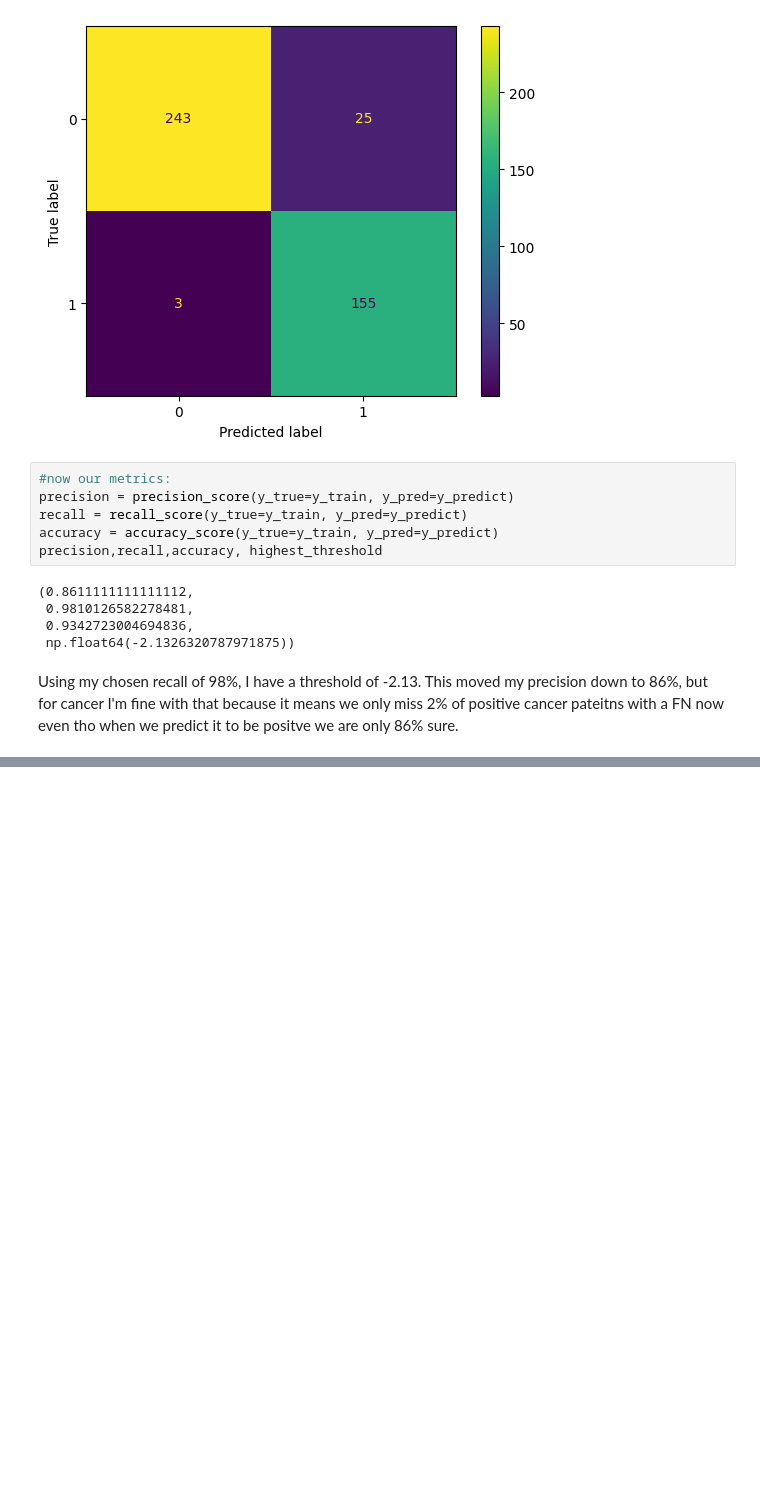
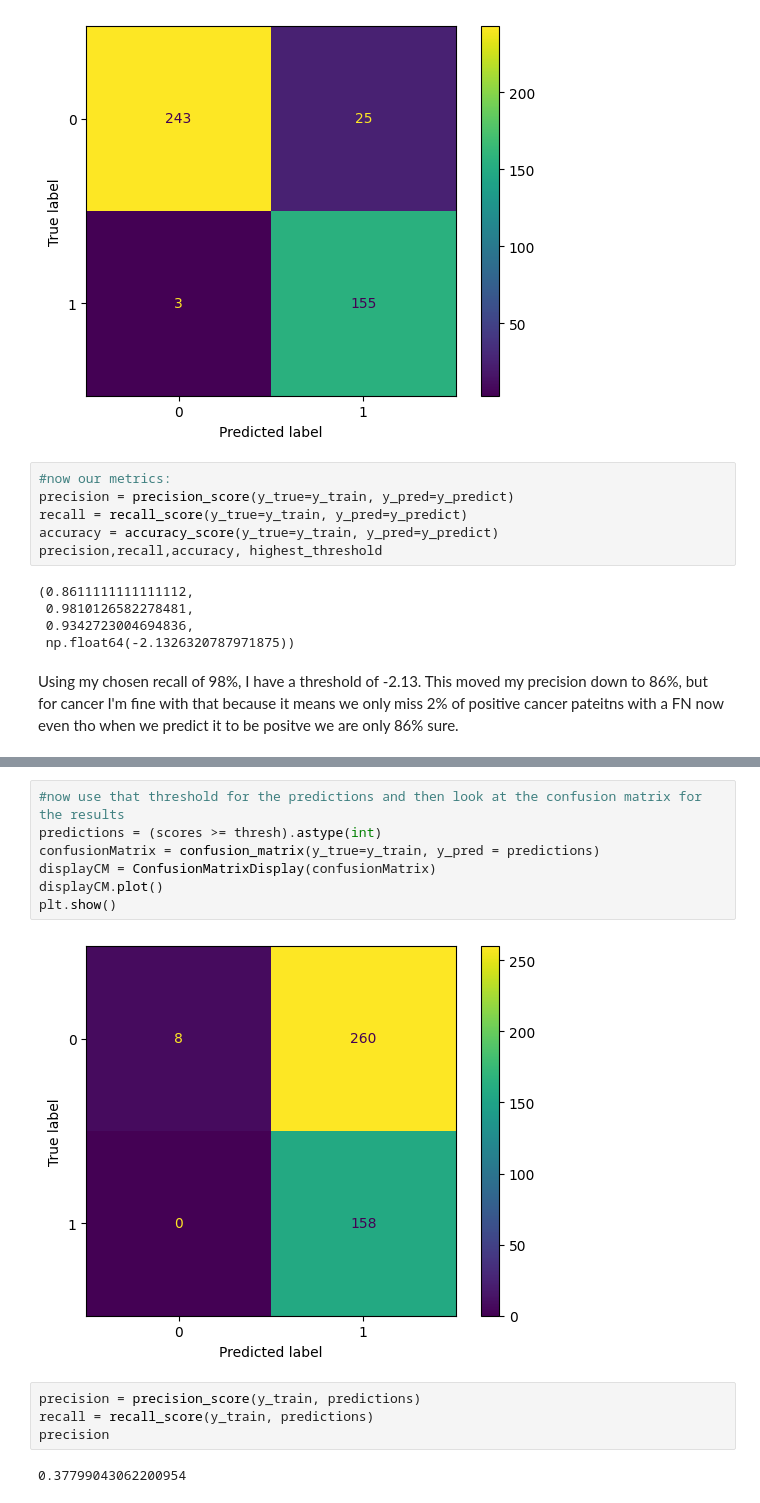
Before and after one commit to Steve-Rodrigues/Machine-Learning, a Jupyter notebook: confusion_matrix/breast_cancer.ipynb, the cells around one changed output, grey strips where cells are left out. Drawn from its saved outputs; the diff is of its cells as text; blank space fills up the shorter version.

```diff
--- a/confusion_matrix/breast_cancer.ipynb
+++ b/confusion_matrix/breast_cancer.ipynb
@@ -195,0 +200,15 @@ Using my chosen recall of 98%, I have a threshold of -2.13. This moved my precis
+# %%
+#now use that threshold for the predictions and then look at the confusion matrix for the results
+predictions = (scores >= thresh).astype(int)
+confusionMatrix = confusion_matrix(y_true=y_train, y_pred = predictions)
+displayCM = ConfusionMatrixDisplay(confusionMatrix)
+displayCM.plot()
+plt.show()
+# %% [output]
+[figure, added]
+# %%
+precision = precision_score(y_train, predictions)
+recall = recall_score(y_train, predictions)
+precision
+# %% [output]
+0.37799043062200954
```
Also changed, not shown: parts of 6 cells of this notebook, 1 other file.
